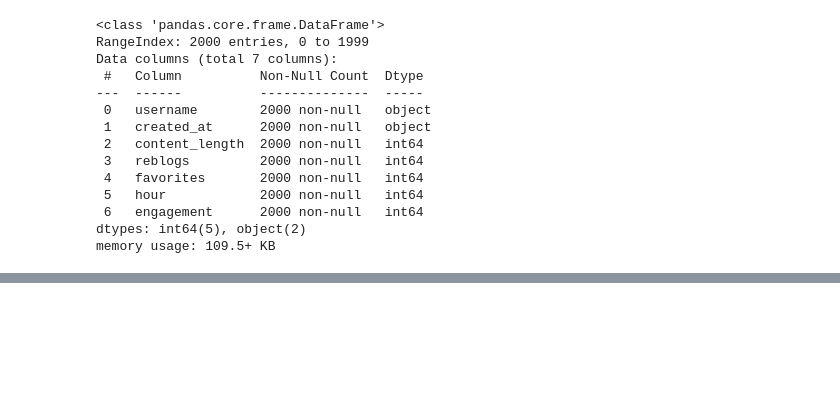
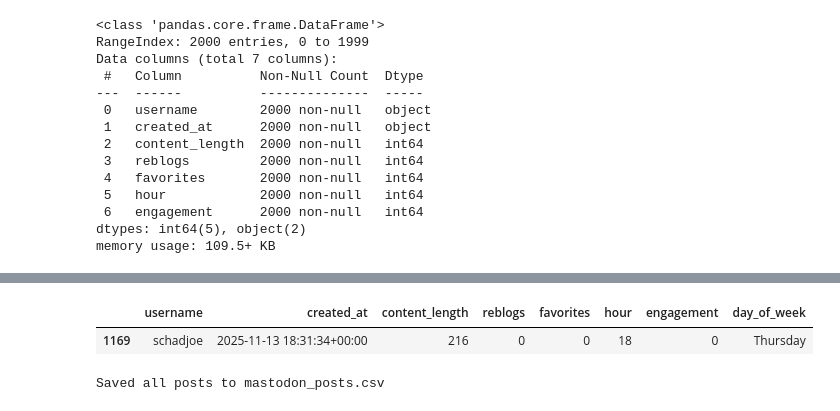
Before and after one commit to Lamees-F/Matsodon, a Jupyter notebook: Notebooks/posts.ipynb, the cells around one changed output, grey strips where cells are left out. Saved outputs shown, nothing was run; the diff lists cells and outputs as text; code cells hidden in the pictures; blank space fills up the shorter version.

```diff
--- a/Notebooks/posts.ipynb
+++ b/Notebooks/posts.ipynb
@@ -187,0 +204,25 @@ posts_per_hour = df.groupby('hour').size()
+# %%
+# Robust parsing using 'errors' and 'infer_datetime_format'
+df['created_at'] = pd.to_datetime(df['created_at'], errors='coerce', utc=True, infer_datetime_format=True)
+
+# Drop any rows that failed to parse
+df = df.dropna(subset=['created_at'])
+
+# Extract hour and day of week
+df['hour'] = df['created_at'].dt.hour
+df['day_of_week'] = df['created_at'].dt.day_name()
+
+# Optional: order weekdays
+from pandas.api.types import CategoricalDtype
+weekday_order = ['Monday','Tuesday','Wednesday','Thursday','Friday','Saturday','Sunday']
+df['day_of_week'] = df['day_of_week'].astype(CategoricalDtype(categories=weekday_order, ordered=True))
+
+# Group by hour and day
+posts_per_hour = df.groupby('hour').size()
+posts_per_day = df.groupby('day_of_week').size().reindex(weekday_order)
+
+print("=== Posts by Hour ===")
+print(posts_per_hour.sort_values(ascending=False))
+
+print("\n=== Posts by Day ===")
+print(posts_per_day.sort_values(ascending=False))
@@ -273,0 +264,10 @@ Name: engagement, dtype: float64
+# %%
+df.sample()
+# %% [output]
+|  | username | created_at | content_length | reblogs | favorites | hour | engagement | day_of_week |
+| 1169 | schadjoe | 2025-11-13 18:31:34+00:00 | 216 | 0 | 0 | 18 | 0 | Thursday |
+# %%
+df.to_csv("../data/mastodon_posts.csv", index=False)
+print("Saved all posts to mastodon_posts.csv")
+# %% [output]
+Saved all posts to mastodon_posts.csv
```
Also changed, not shown: parts of 14 cells of this notebook, 3 other files.
